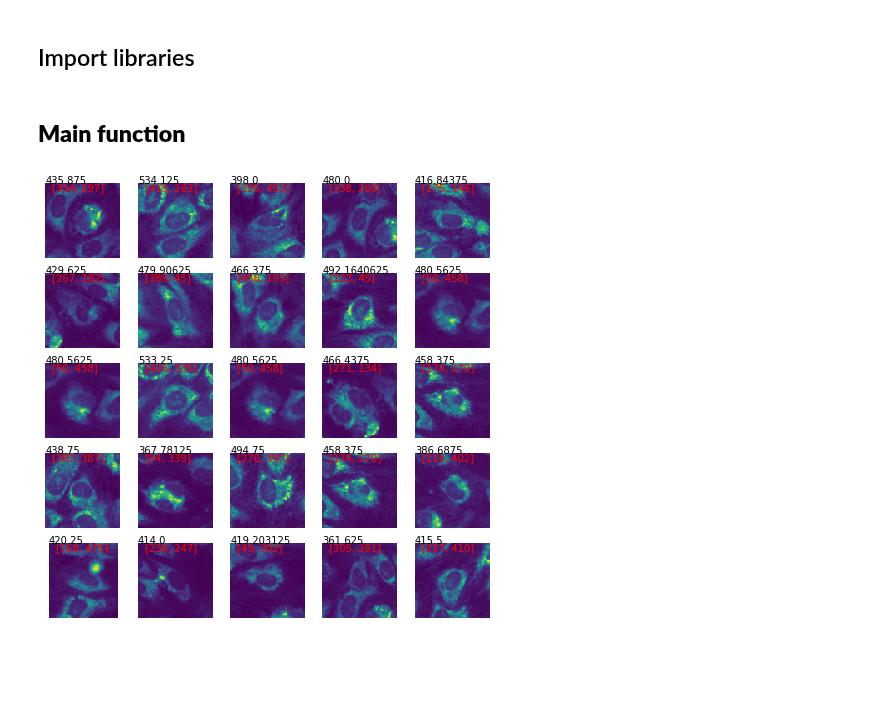
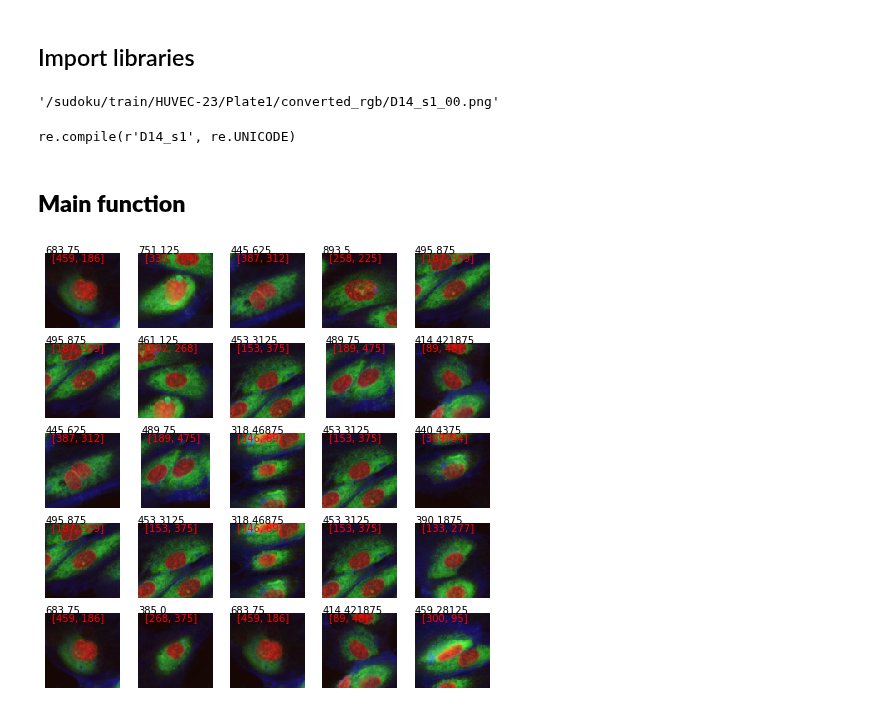
Before and after one commit to Gvaihir/image_sudoku, a Jupyter notebook: crop_module_test.ipynb, the cells around one changed output. Drawn from its saved outputs; the diff is of its cells as text; code cells hidden in the pictures; blank space fills up the shorter version.

```diff
--- a/crop_module_test.ipynb
+++ b/crop_module_test.ipynb
@@ -21,7 +22,7 @@ import json
 from singleCell_export import slice_export
 # %%
 ## Variables
-wd = "/sudoku/train/HUVEC-23/Plate1"
+wd = "/sudoku/train/HUVEC-23/Plate1/converted_rgb/"
 img_format = "png"
 meta_wd = "/sudoku/meta_train/HUVEC-23/Plate1"
 crop_size=90
@@ -31,10 +32,24 @@ pt=1
 X_names = pd.DataFrame(sorted(glob(os.path.join(wd, '*.'+img_format+'*'))))
 X_names['base'] = X_names.loc[:, 0].str.split(pat="/", expand=True)[3]
 X_names['field'] = X_names.loc[:, 0].str.extract(r'(s\d+)')
-X_names['file_name'] = X_names.loc[:, 0].str.extract(r'([A-Z]\d+_s\d+_w\d+)')
+X_names['file_name'] = X_names.loc[:, 0].str.extract(r'([A-Z]\d+_s\d+)')
+# %%
+X_names.iloc[i, 0]
+# %% [output]
+'/sudoku/train/HUVEC-23/Plate1/converted_rgb/D14_s1_00.png'
+# %%
+json_regex = re.compile(X_names.file_name[i])
+json_regex
+#list(filter(json_regex.search, json_files))
+#json_match = list(filter(json_regex.search, json_files))
+#assert (len(json_match) == 1), "Crop_module ERROR: multiple matches detected for JSON files"
+#json_fileName = json_match[0]
+# %% [output]
+re.compile(r'D14_s1', re.UNICODE)
 # %% [markdown]
 ## **Main function**
 # %%
+json_files = glob(os.path.join(meta_wd, '*.json'))
 for i in range(X_names.shape[0]):
 
     print("Starting image {}".format(X_names.file_name[i]))
@@ -44,9 +59,16 @@ for i in range(X_names.shape[0]):
     X = cv2.imread(X_names.iloc[i, 0], -1)
 
     # import meta data in JSON
-    json_fileName = ".".join([X_names.file_name[i], "json"])
+    json_regex = re.compile(X_names.file_name[i])
+    json_match = list(filter(json_regex.search, json_files))
     try:
-        with open(os.path.join(meta_wd, json_fileName)) as json_file:
+        json_fileName = json_match[0]
+    except IndexError:
+        continue
+    assert (len(json_match) == 1), "Crop_module ERROR: multiple matches detected for JSON files. Make your regex unique"
+
+    try:
+        with open(json_fileName) as json_file:
             data = json.load(json_file)
     except FileNotFoundError:
         continue
@@ -60,27 +82,27 @@ for i in range(X_names.shape[0]):
         # export
         cv2.imwrite(os.path.join(out, "_".join(['Pt{0:02d}'.format(pt),
                                                 X_names['base'][i],
-                                                '{0:04d}.'.format(j)+str(img_format)])), crop_img)
+                                                X_names['file_name'][i],
+                                                '{0:04d}.'.format(j) + str(img_format)])), crop_img)
 # %%
 fig = plt.figure(figsize=(8, 8))
 columns = 5
 rows = 5
 for k in range(1, columns * rows + 1):
     rand_select = np.random.choice(range(1, len(data["points"])))
     p = data["points"][rand_select]
     lol = data['area'][rand_select]
     img_crop = slice_export(img=X, points=p, size=crop_size)
     if img_crop.size == 0:
         continue
     fig.add_subplot(rows, columns, k)
     plt.text(0, 0, s=lol)
     plt.text(8, 8, s=p, color='red')
     plt.imshow(img_crop);
     plt.axis('off')
-    '''
-    plt.savefig(fname=os.path.join(argsP.out, "_".join(['Pt{0:02d}'.format(argsP.pt),
-                                                        X_names['well'][i],
-                                                        X_names['field'][i],'example.pdf'])))
-                                                        '''
+
+    plt.savefig(fname=os.path.join(out, "_".join(['Pt{0:02d}'.format(pt),
+                                                        X_names['base'][i],
+                                                        X_names['file_name'][i], 'example.pdf'])))
 # %% [output]
-[figure, old version]
+[figure, new version]
```
Also changed, not shown: parts of 1 cell of this notebook.
